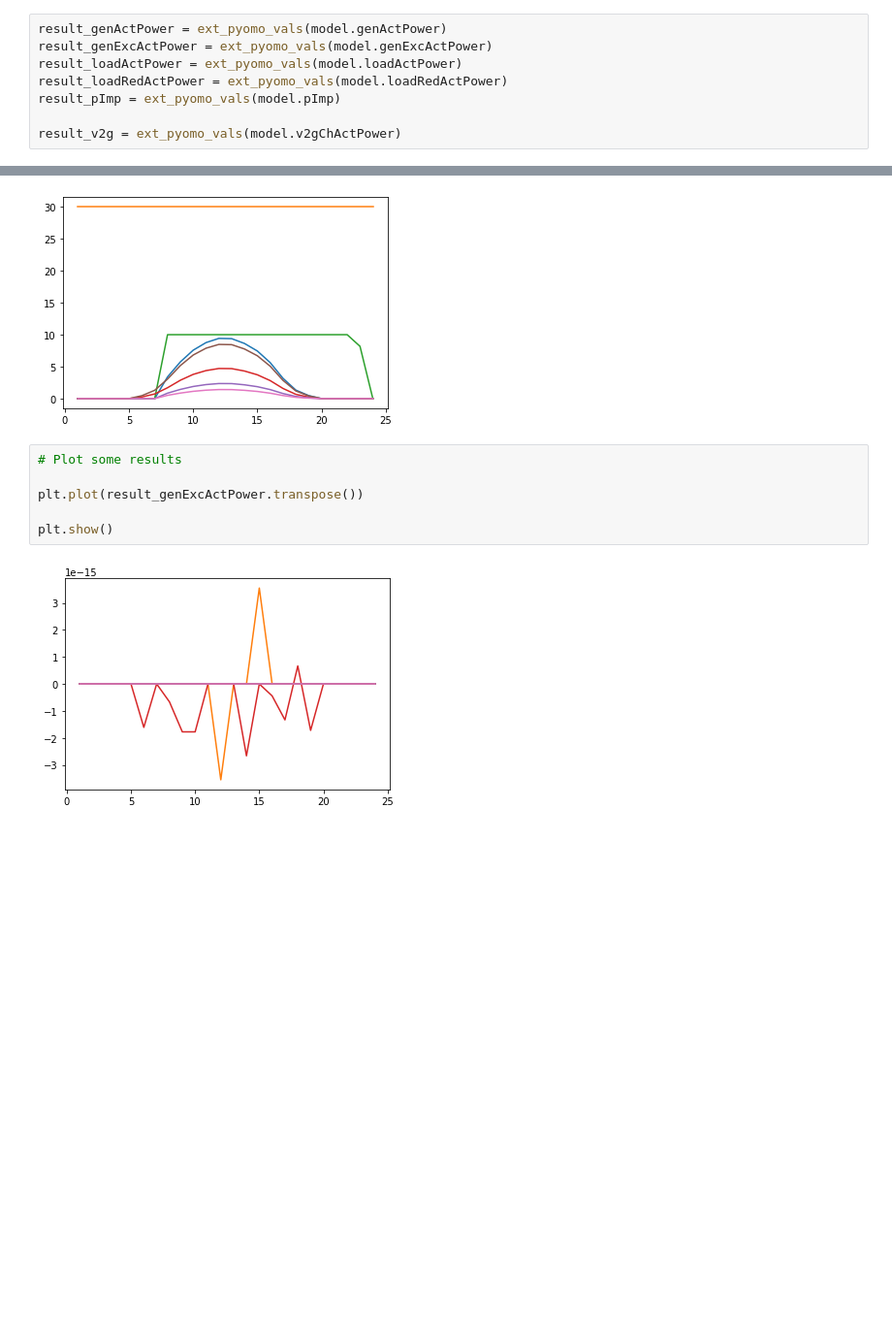
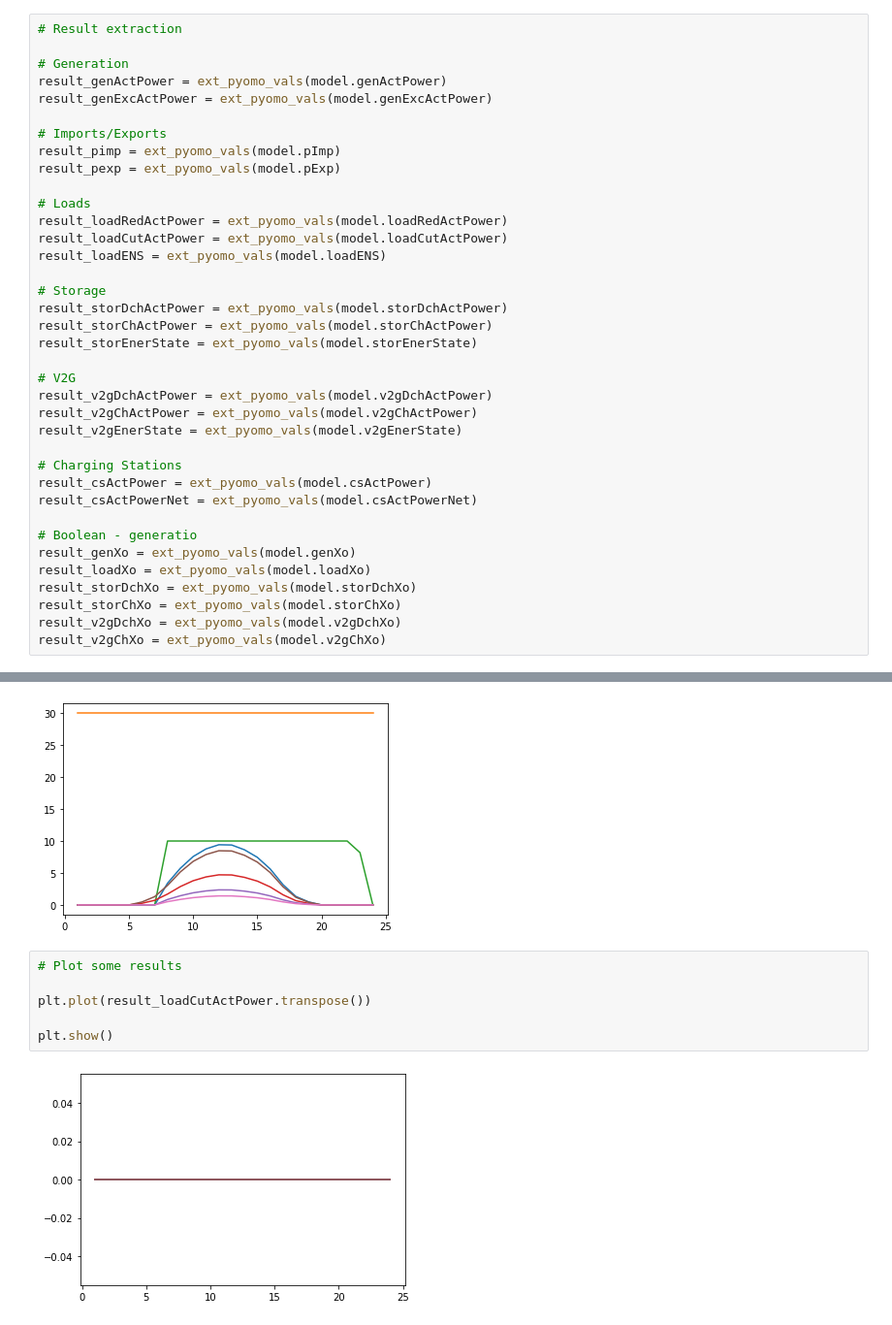
Before and after one commit to ECGomes/eso_project, a Jupyter notebook: pyomo_allConstraints.ipynb, the cells around one changed output, grey strips where cells are left out. Shown at 97% size. Cells and saved outputs as stored; diff of their text form; blank space fills up the shorter version.

Commit message:
Added result files for LP

```diff
--- a/pyomo_allConstraints.ipynb
+++ b/pyomo_allConstraints.ipynb
@@ -694,13 +694,42 @@ def ext_pyomo_vals(vals):
 
     return s
 # %%
+# Result extraction
+
+# Generation
 result_genActPower = ext_pyomo_vals(model.genActPower)
 result_genExcActPower = ext_pyomo_vals(model.genExcActPower)
-result_loadActPower = ext_pyomo_vals(model.loadActPower)
+
+# Imports/Exports
+result_pimp = ext_pyomo_vals(model.pImp)
+result_pexp = ext_pyomo_vals(model.pExp)
+
+# Loads
 result_loadRedActPower = ext_pyomo_vals(model.loadRedActPower)
-result_pImp = ext_pyomo_vals(model.pImp)
+result_loadCutActPower = ext_pyomo_vals(model.loadCutActPower)
+result_loadENS = ext_pyomo_vals(model.loadENS)
 
-result_v2g = ext_pyomo_vals(model.v2gChActPower)
+# Storage
+result_storDchActPower = ext_pyomo_vals(model.storDchActPower)
+result_storChActPower = ext_pyomo_vals(model.storChActPower)
+result_storEnerState = ext_pyomo_vals(model.storEnerState)
+
+# V2G
+result_v2gDchActPower = ext_pyomo_vals(model.v2gDchActPower)
+result_v2gChActPower = ext_pyomo_vals(model.v2gChActPower)
+result_v2gEnerState = ext_pyomo_vals(model.v2gEnerState)
+
+# Charging Stations
+result_csActPower = ext_pyomo_vals(model.csActPower)
+result_csActPowerNet = ext_pyomo_vals(model.csActPowerNet)
+
+# Boolean - generatio
+result_genXo = ext_pyomo_vals(model.genXo)
+result_loadXo = ext_pyomo_vals(model.loadXo)
+result_storDchXo = ext_pyomo_vals(model.storDchXo)
+result_storChXo = ext_pyomo_vals(model.storChXo)
+result_v2gDchXo = ext_pyomo_vals(model.v2gDchXo)
+result_v2gChXo = ext_pyomo_vals(model.v2gChXo)
 # %%
 # Plot some results
 
@@ -712,8 +741,8 @@ plt.show()
 # %%
 # Plot some results
 
-plt.plot(result_genExcActPower.transpose())
+plt.plot(result_loadCutActPower.transpose())
 
 plt.show()
 # %% [output]
-[figure, old version]
+[figure, new version]
```
Also changed, not shown: parts of 2 cells of this notebook, 21 other files.
